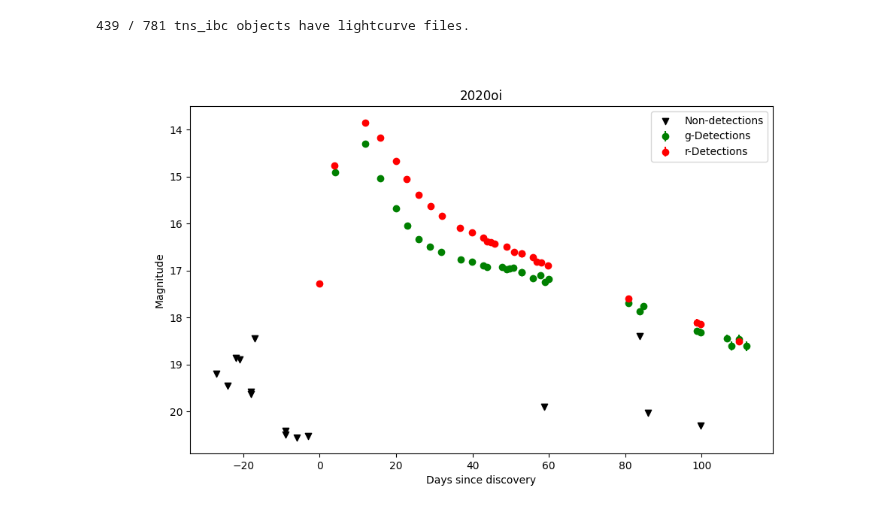
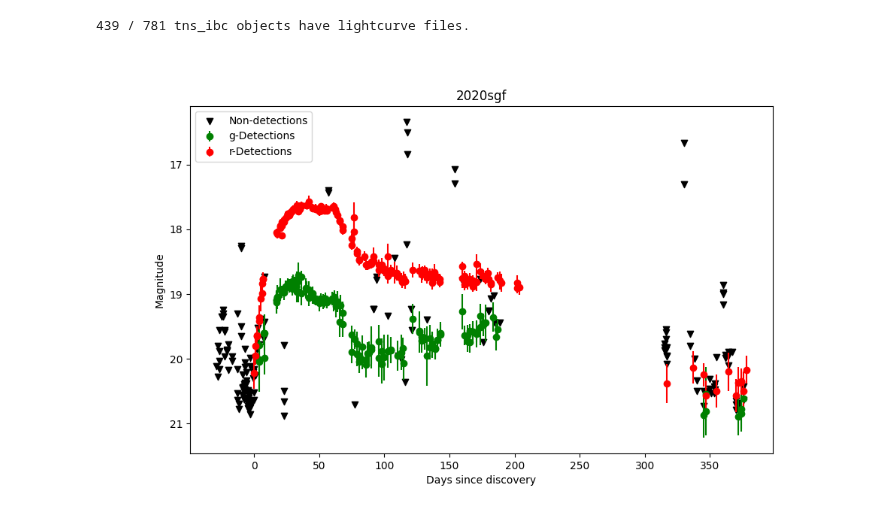
Before and after one commit to hoasaf3/sne_periodicity_search, a Jupyter notebook: fetch_lasair.ipynb, the cells around one changed output. Saved outputs shown, nothing was run; the diff lists cells and outputs as text; code cells hidden in the pictures.

```diff
--- a/fetch_lasair.ipynb
+++ b/fetch_lasair.ipynb
@@ -118,10 +118,10 @@ print(f"{len(has_lc)} / {len(tns_ibc)} tns_ibc objects have lightcurve files.")
 # %%
 %matplotlib widget
 from astropy.time import Time
 from lasair_tools import plot_lightcurve
 def get_sn_row(name):
     return tns_ibc[tns_ibc['name'] == name].iloc[0]
-entry = get_sn_row('2020oi')
+entry = get_sn_row('2020sgf')
 plot_lightcurve(entry['name'], Time(entry['discoverydate']).jd, epoch_after_discovery=1000)
 # %% [output]
-[figure, old version]
+[figure, new version]
```
Also changed, not shown: 15 other files.
